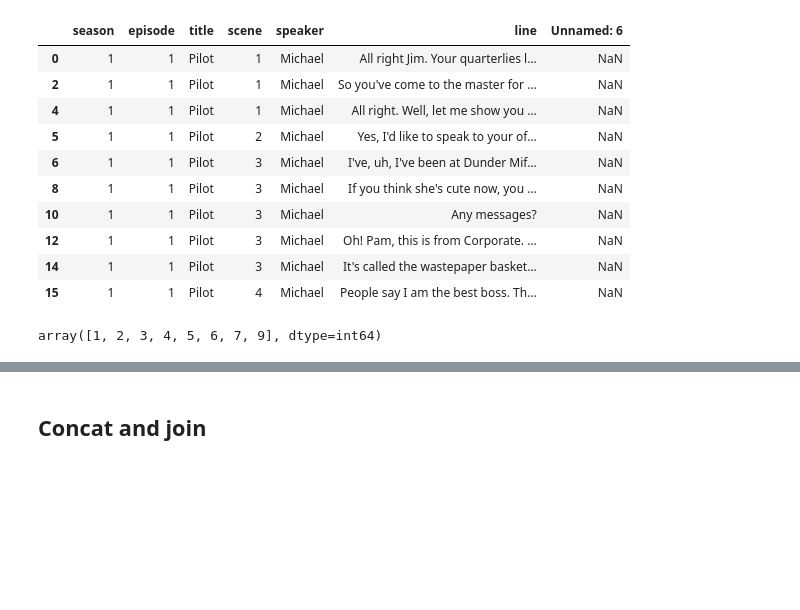
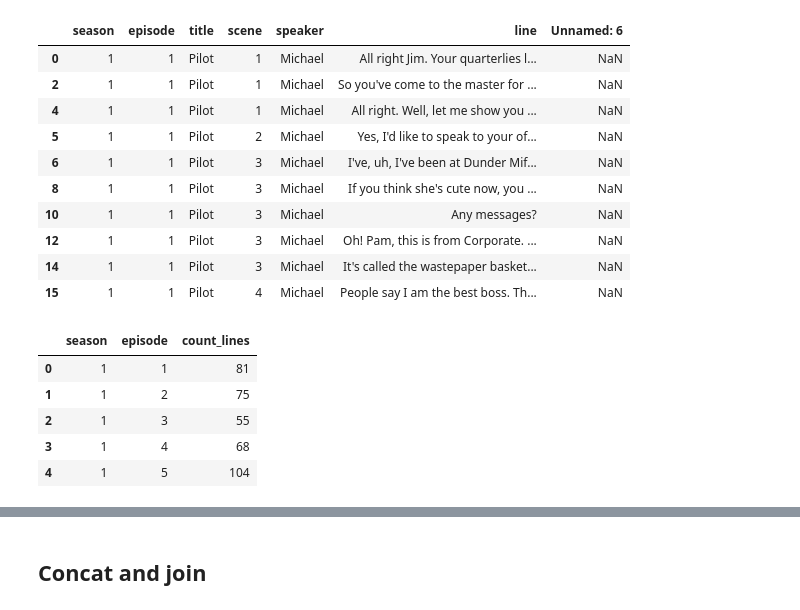
Before and after one commit to Anja585/ProgDAProject, a Jupyter notebook: simulation.ipynb, the cells around one changed output, grey strips where cells are left out. Saved outputs shown, nothing was run; the diff lists cells and outputs as text; code cells hidden in the pictures; blank space fills up the shorter version.

```diff
--- a/simulation.ipynb
+++ b/simulation.ipynb
@@ -75,7 +75,13 @@ michael_in.head(10)
 | 14 | 1 | 1 | Pilot | 3 | Michael | It's called the wastepaper basket... | NaN |
 | 15 | 1 | 1 | Pilot | 4 | Michael | People say I am the best boss. Th... | NaN |
 # %%
-# seasons in which Michael has a line
-michael_in['season'].unique()
+# seasons and episodes in which Michael has a line
+michael_in = michael_in[['season', 'episode']].groupby(['season', 'episode']).size().reset_index(name='count_lines')
+michael_in.head(5)
 # %% [output]
-array([1, 2, 3, 4, 5, 6, 7, 9], dtype=int64)
+|  | season | episode | count_lines |
+| 0 | 1 | 1 | 81 |
+| 1 | 1 | 2 | 75 |
+| 2 | 1 | 3 | 55 |
+| 3 | 1 | 4 | 68 |
+| 4 | 1 | 5 | 104 |
```
Also changed, not shown: parts of 5 cells of this notebook.
